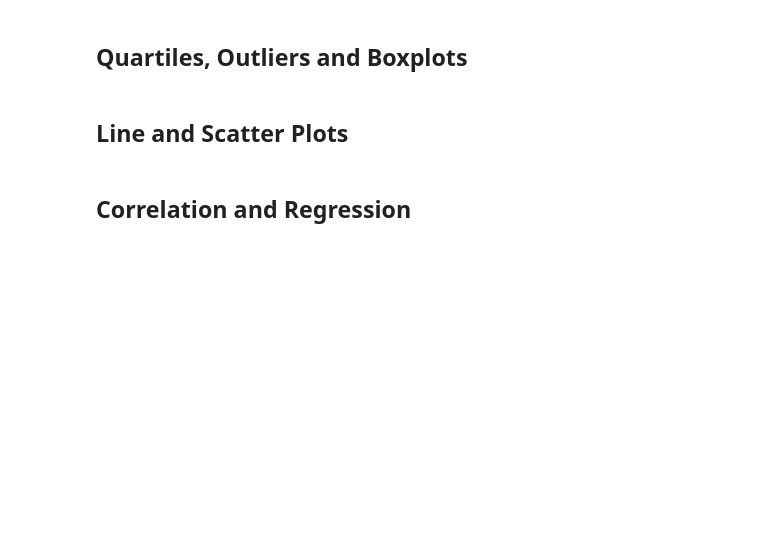
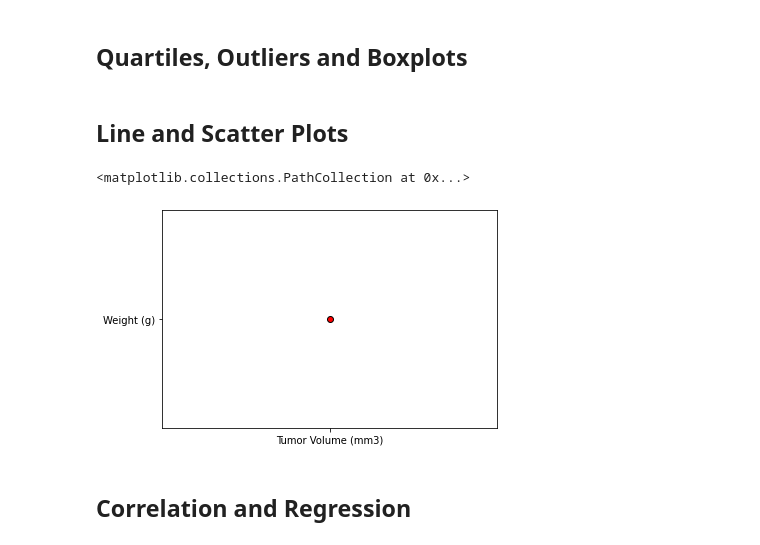
Before and after one commit to TylerWalje/matplotlib, a Jupyter notebook: pymaceuticals_starter.ipynb, the cells around one changed output. Drawn from its saved outputs; the diff is of its cells as text; code cells hidden in the pictures; blank space fills up the shorter version.

```diff
--- a/pymaceuticals_starter.ipynb
+++ b/pymaceuticals_starter.ipynb
@@ -111,6 +154,15 @@ variance = combine.groupby("Drug Regimen")["Tumor Volume (mm3)"].variance
 # Generate a line plot of tumor volume vs. time point for a mouse treated with Capomulin
 # %%
 # Generate a scatter plot of average tumor volume vs. mouse weight for the Capomulin regimen
+tumorvolume = ["Tumor Volume (mm3)"]
+mouseweight = ["Weight (g)"]
+x_limit = 28
+x_axis = np.arange(0, x_limit, 1)
+# data = [random.random]
+plt.scatter(tumorvolume, mouseweight, marker="o", facecolors="red", edgecolors="black")
+# %% [output]
+<matplotlib.collections.PathCollection at 0x...>
+[figure, added]
 # %% [markdown]
 ## Correlation and Regression
 # %%
```
Also changed, not shown: parts of 5 cells of this notebook.
